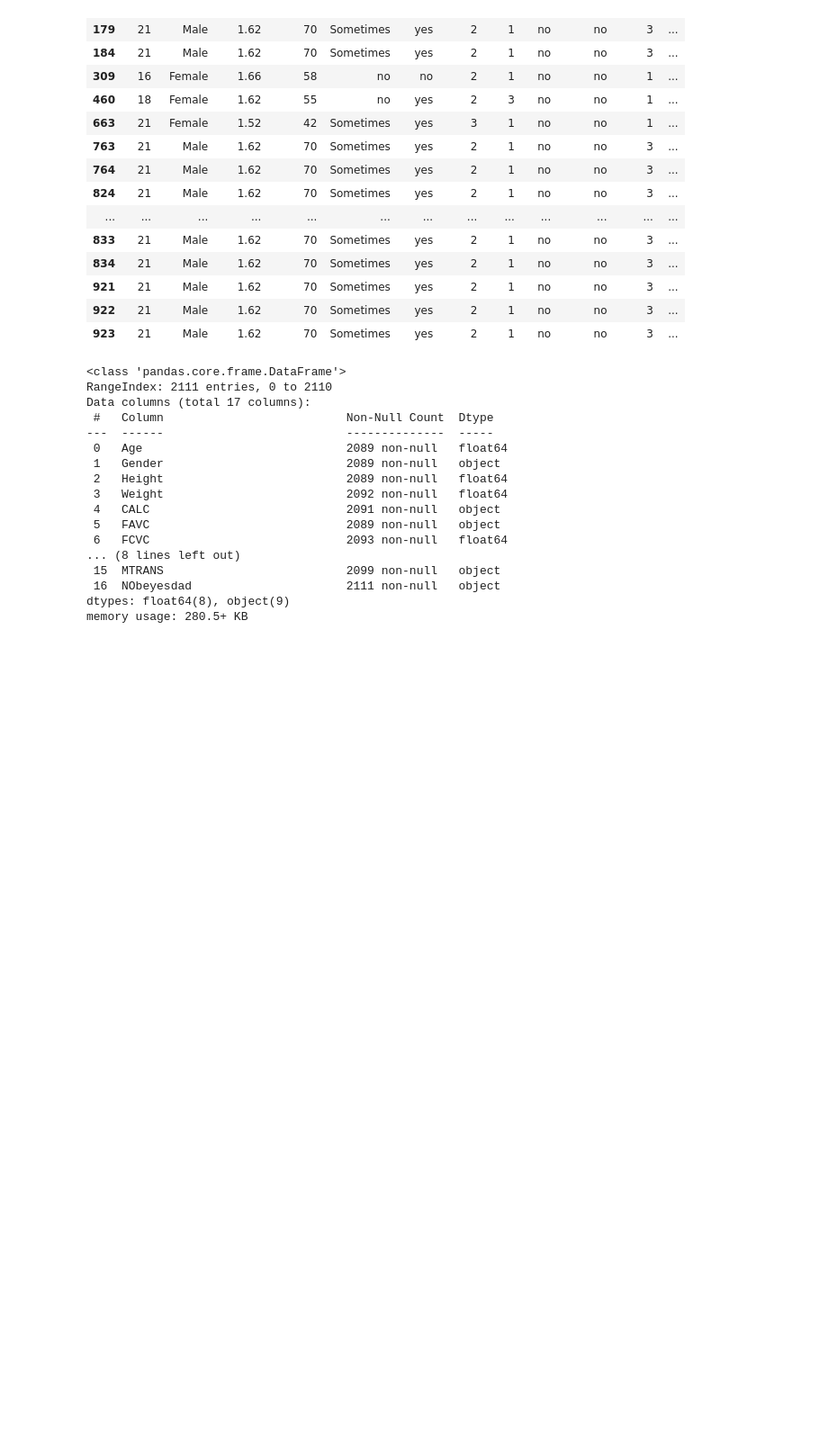
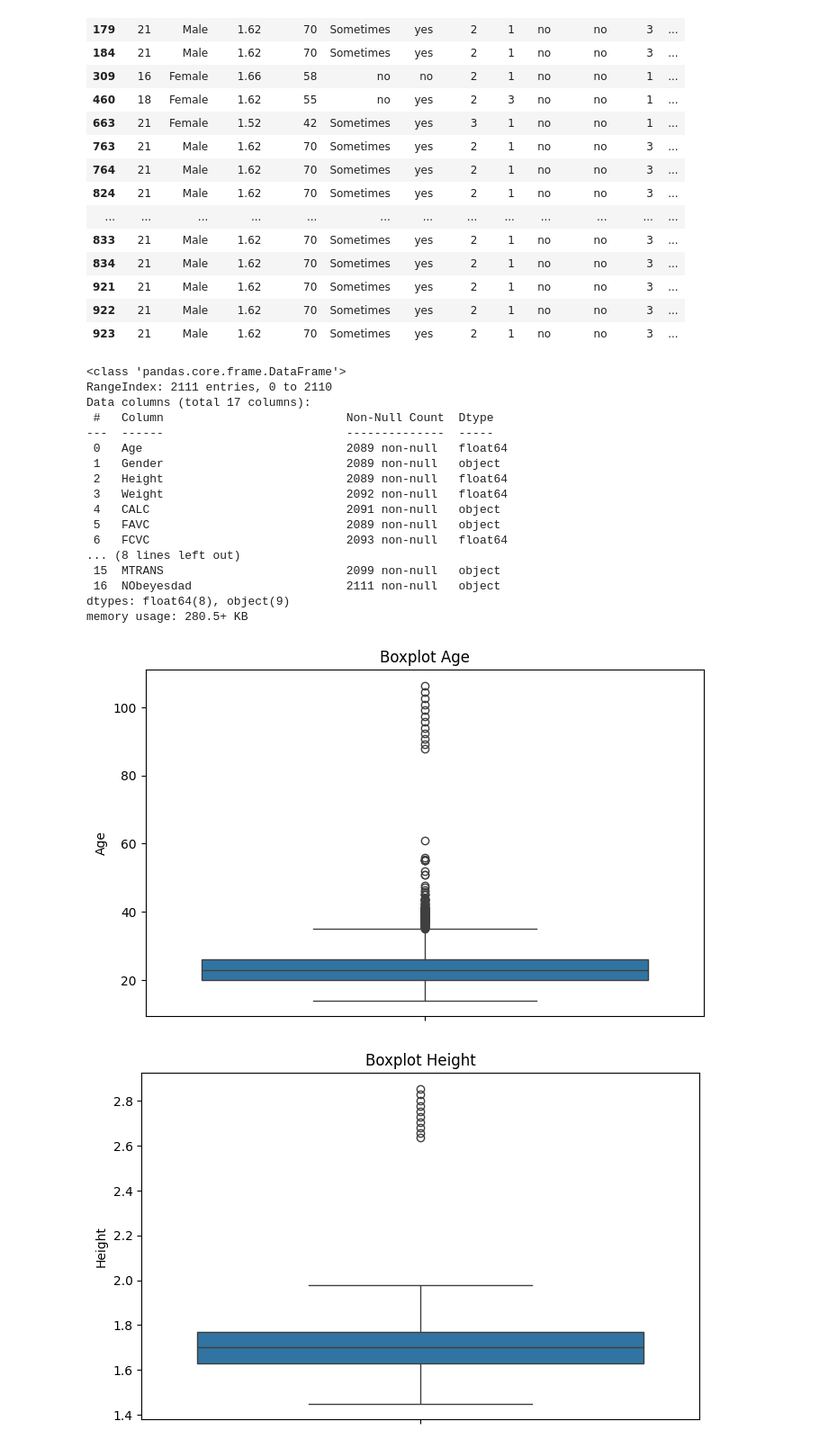
Before and after one commit to kenleytaniar/Data_science, a Jupyter notebook: capstone_bengkod.ipynb, the cells around one changed output. Shown at 90% size. Cells and saved outputs as stored; diff of their text form; code cells hidden in the pictures; blank space fills up the shorter version.

```diff
--- a/capstone_bengkod.ipynb
+++ b/capstone_bengkod.ipynb
@@ -178,9 +187,12 @@ memory usage: 280.5+ KB
 # %%
 numeric_cols = df.select_dtypes(include=[np.number]).columns
 
 # Buat boxplot untuk tiap kolom numerik
 for col in numeric_cols:
-    plt.figure(figsize=(10, 5))
+    plt.figure(figsize=(8, 5))
     sns.boxplot(y=df[col])
     plt.title(f"Boxplot {col}")
     plt.show()
+# %% [output]
+[figure, added]
+[figure, added]
```
Also changed, not shown: parts of 22 cells of this notebook.
